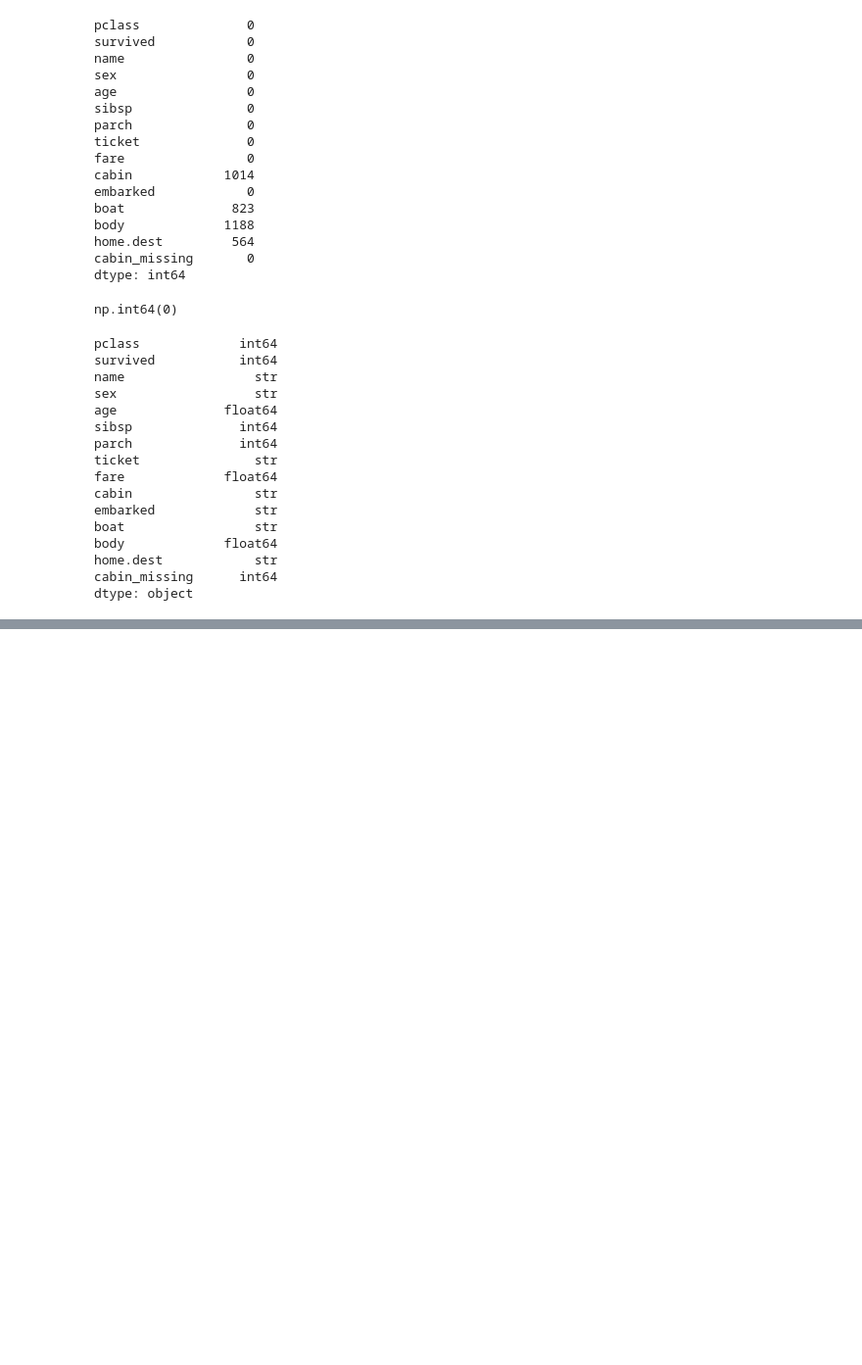
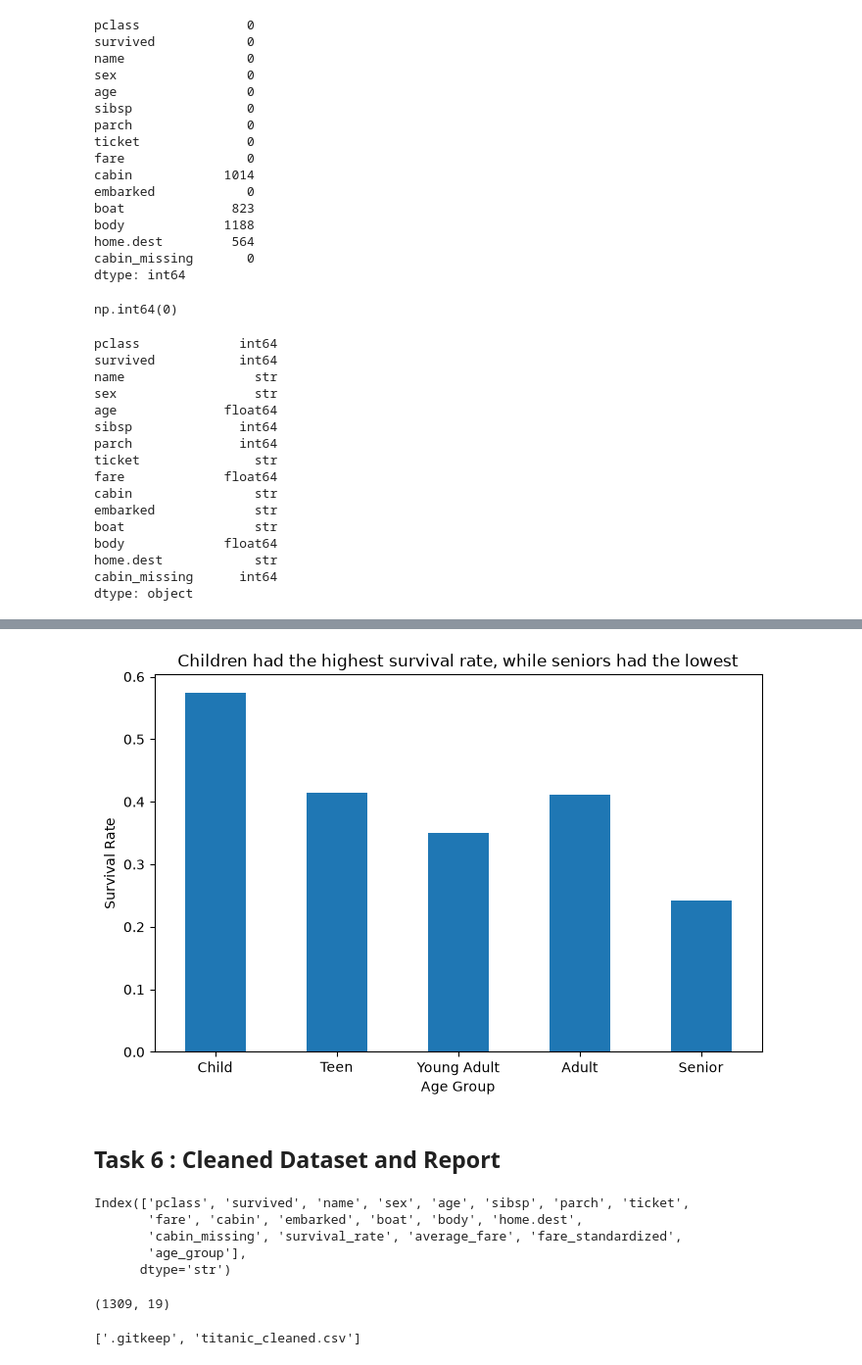
Before and after one commit to YVETTEKAZ/tekherproject, a Jupyter notebook: notebooks/assignment2.ipynb, the cells around one changed output, grey strips where cells are left out. Shown at 98% size. Drawn from its saved outputs; the diff is of its cells as text; code cells hidden in the pictures; blank space fills up the shorter version.

Commit message:
feat: assignment 2 data wrangling and analysis

```diff
--- a/notebooks/assignment2.ipynb
+++ b/notebooks/assignment2.ipynb
@@ -215,0 +325,12 @@ dtype: object
+# %%
+df["age_group"] = pd.cut(
+    df["age"],
+    bins=[0, 12, 18, 35, 60, 100],
+    labels=["Child", "Teen", "Young Adult", "Adult", "Senior"]
+)
+# %%
+survival_by_age = df.groupby(
+    "age_group", observed=True
+)["survived"].mean()
+
+print(survival_by_age)
@@ -215,0 +345,29 @@ dtype: object
+# %%
+plt.figure(figsize=(8, 5))
+
+survival_by_age.plot(kind="bar")
+
+plt.xlabel("Age Group")
+plt.ylabel("Survival Rate")
+plt.title("Children had the highest survival rate, while seniors had the lowest")
+
+plt.xticks(rotation=0)
+
+plt.savefig("../reports/a2_chart2.png", dpi=150, bbox_inches="tight")
+plt.show()
+# %% [output]
+[figure, added]
+# %% [markdown]
+## Task 6 : Cleaned Dataset and Report
+# %%
+df.columns
+# %% [output]
+Index(['pclass', 'survived', 'name', 'sex', 'age', 'sibsp', 'parch', 'ticket',
+       'fare', 'cabin', 'embarked', 'boat', 'body', 'home.dest',
+       'cabin_missing', 'survival_rate', 'average_fare', 'fare_standardized',
+       'age_group'],
+      dtype='str')
+# %%
+df.shape
+# %% [output]
+(1309, 19)
@@ -215,0 +376,6 @@ dtype: object
+# %%
+import os
+
+os.listdir("../data/processed")
+# %% [output]
+['.gitkeep', 'titanic_cleaned.csv']
```
Also changed, not shown: parts of 25 cells of this notebook, 5 other files.
